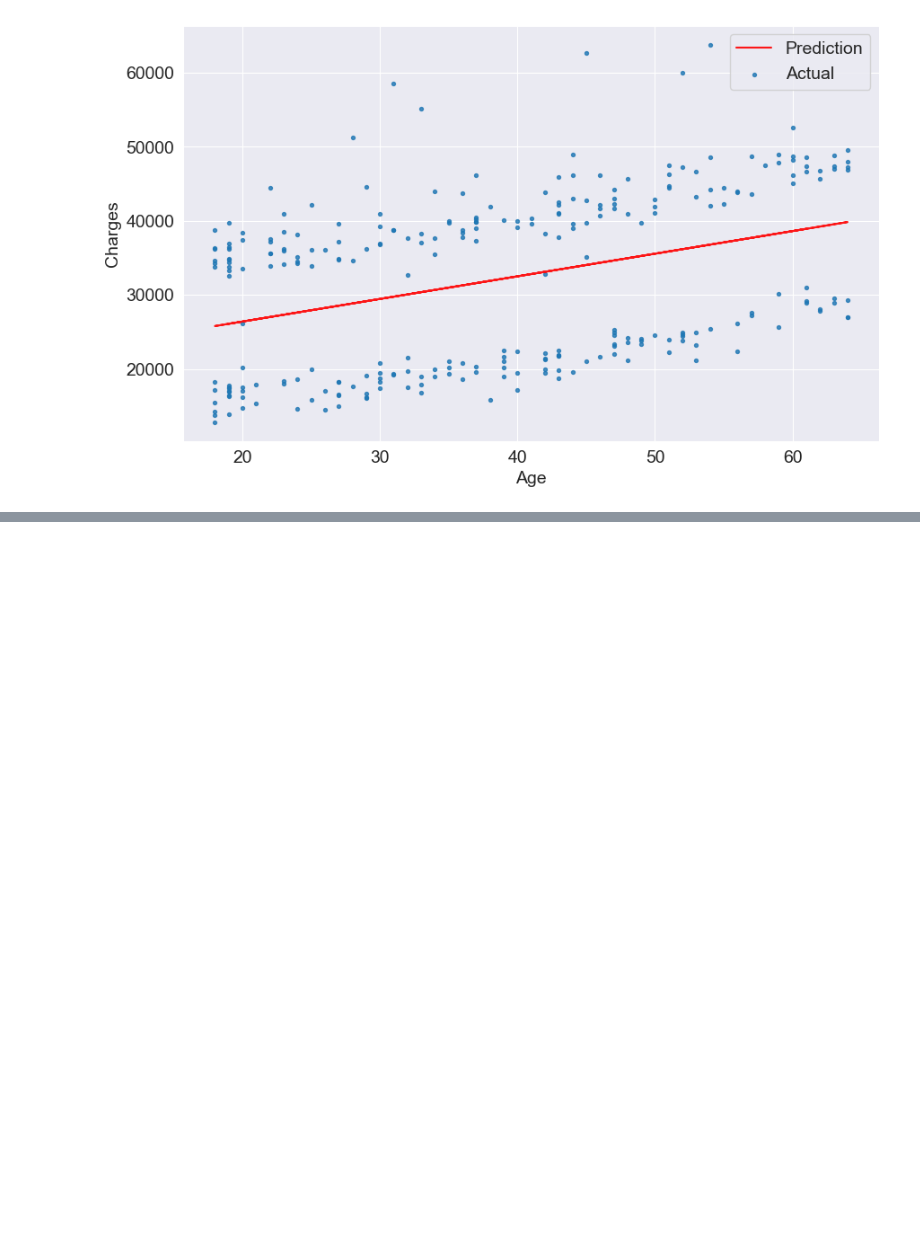
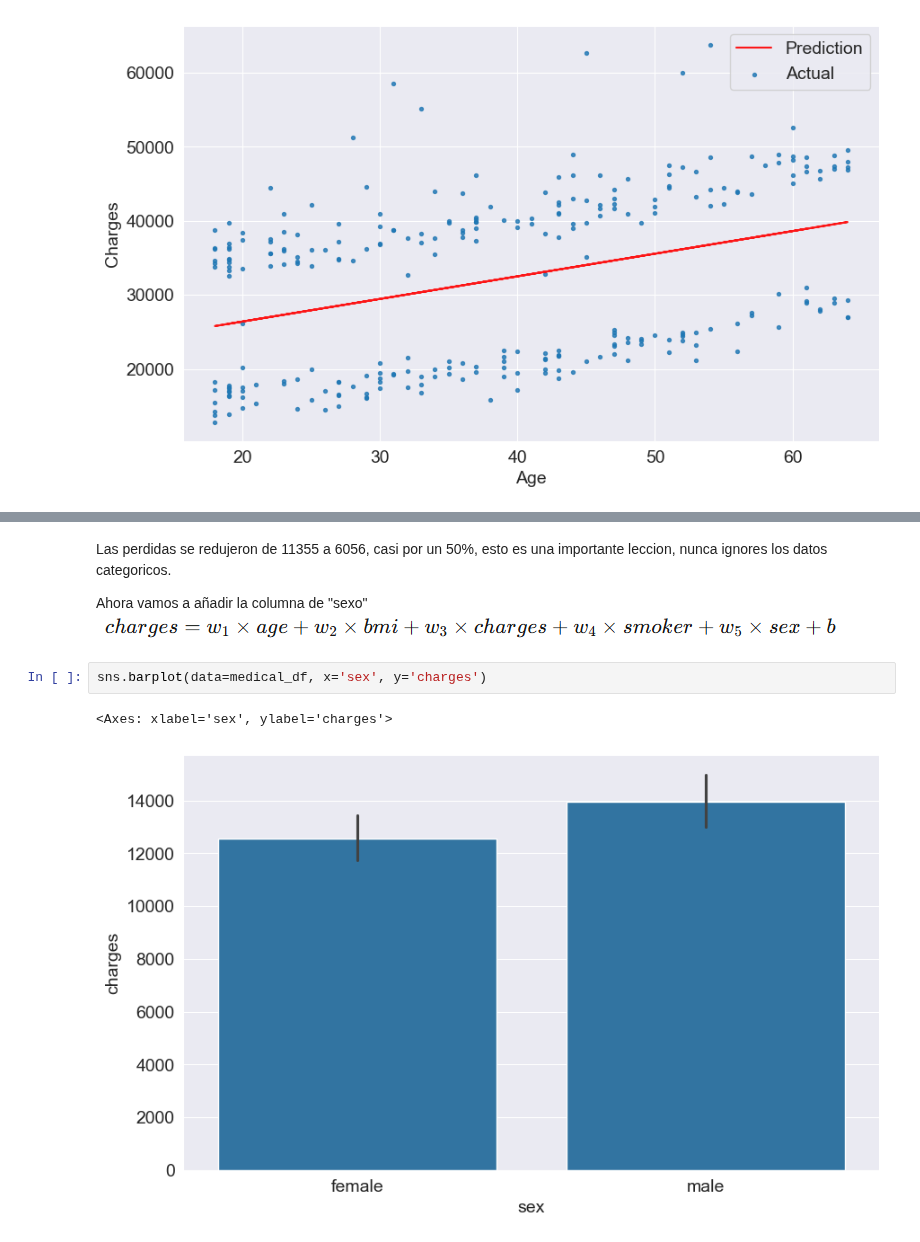
Before and after one commit to partnerds/machine-learning-and-scikit-learn-with-python, a Jupyter notebook: linear-regresion-scikit-learn-python.ipynb, the cells around one changed output, grey strips where cells are left out. Saved outputs shown, nothing was run; the diff lists cells and outputs as text; blank space fills up the shorter version.

```diff
--- a/linear-regresion-scikit-learn-python.ipynb
+++ b/linear-regresion-scikit-learn-python.ipynb
@@ -844,0 +1105,10 @@ RMSE Loss:  520192065.0635397
+# %% [markdown]
+Las perdidas se redujeron de 11355 a 6056, casi por un 50%, esto es una importante leccion, nunca ignores los datos categoricos.
+
+Ahora vamos a añadir la columna de "sexo"
+![image.png](attachment:image.png)
+# %%
+sns.barplot(data=medical_df, x='sex', y='charges')
+# %% [output]
+<Axes: xlabel='sex', ylabel='charges'>
+[figure, added]
```
Also changed, not shown: parts of 52 cells of this notebook.
